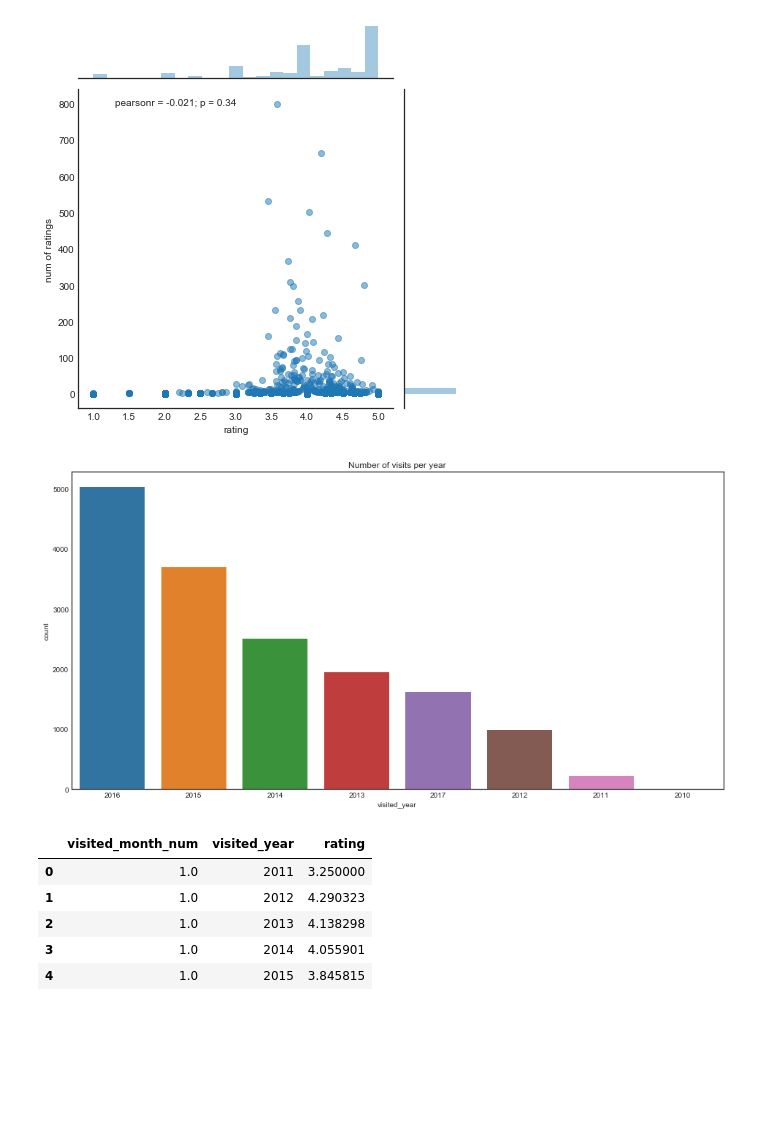
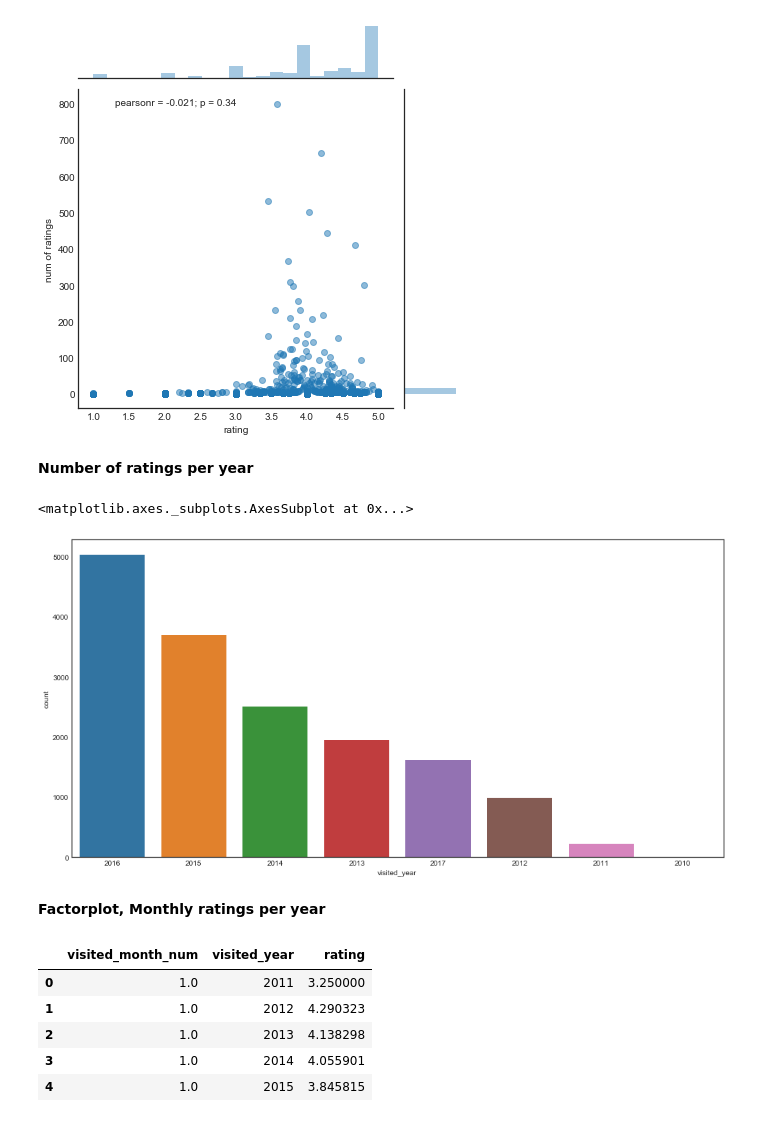
Before and after one commit to BambyG/Restaurant_Recommendations, a Jupyter notebook: Restaurant_Recommendations.ipynb, the cells around one changed output. Drawn from its saved outputs; the diff is of its cells as text; code cells hidden in the pictures; blank space fills up the shorter version.

```diff
--- a/Restaurant_Recommendations.ipynb
+++ b/Restaurant_Recommendations.ipynb
@@ -235,12 +237,16 @@ g.set_title('Distribution of Ratings');
 g = sns.jointplot(x='rating',y='num of ratings',data=ratings,alpha=0.5);
 # %% [output]
 [figure]
+# %% [markdown]
+**Number of ratings per year**
 # %%
 plt.figure(figsize = (16,8))
-g=sns.countplot(x="visited_year", data=df,  order=df["visited_year"].value_counts().index)
-g.set_title('Number of visits per year');
+sns.countplot(x="visited_year", data=df,  order=df["visited_year"].value_counts().index)
 # %% [output]
+<matplotlib.axes._subplots.AxesSubplot at 0x...>
-[figure, old version]
+[figure, new version]
+# %% [markdown]
+**Factorplot, Monthly ratings per year**
 # %%
 timevsrating = pd.DataFrame(df.groupby(['visited_month_num','visited_year'])['rating'].mean())
 # %%
```
Also changed, not shown: parts of 5 cells of this notebook, 1 other file.
